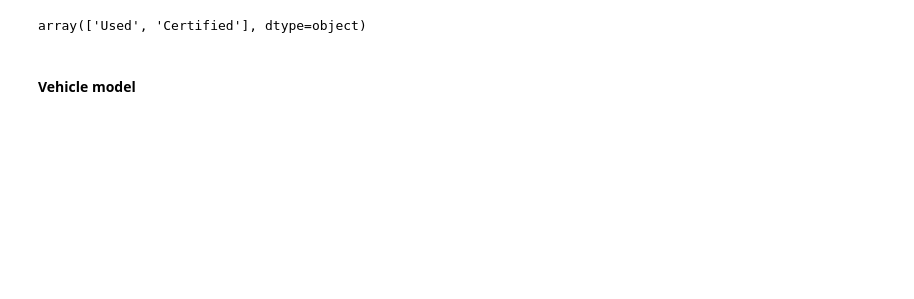
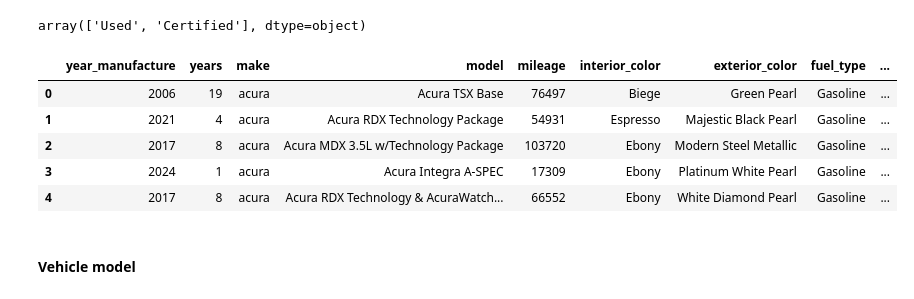
Before and after one commit to jcllanu/residual-value, a Jupyter notebook: residual_value_model.ipynb, the cells around one changed output. Saved outputs shown, nothing was run; the diff lists cells and outputs as text; code cells hidden in the pictures; blank space fills up the shorter version.

```diff
--- a/residual_value_model.ipynb
+++ b/residual_value_model.ipynb
@@ -174,23 +178,32 @@ def keep_numbers_and_en_dash(text):
     if text is None:
         return None  # Return None if the value is None
     return re.sub(r'[^0-9–]', '', text)  # Keep numbers and en dash (–)
+
 def get_mpg_city(text):
     if text is None:
         return None  # Return None if the value is None
     if text == "–":
-        return None
+        return None # No information available
     if "–" not in text:
-        return float(text) if text.replace('.', '', 1).isdigit() and text.count('.') < 2 else None
-    return float(text.split('–')[0]) if text.split('–')[0].replace('.', '', 1).isdigit() and text.split('–')[0].count('.') < 2 else None
+        return float(text) if text.replace('.', '', 1).isdigit() and text.count('.') < 2 \
+            else None # If the text is a decimal number, return the number
+    return float(text.split('–')[0]) if text.split('–')[0].replace('.', '', 1).isdigit() \
+        and text.split('–')[0].count('.') < 2 else None # Since the text contains an hyphen,
+                                                        # return what's on the left-hand
+                                                        # side if it is a decimal number
 
 def get_mpg_highway(text):
     if text is None:
         return None  # Return None if the value is None
     if text == "–":
-        return None
+        return None # No information available
     if "–" not in text:
-        return float(text) if text.replace('.', '', 1).isdigit() and text.count('.') < 2 else None
-    return float(text.split('–')[1]) if text.split('–')[1].replace('.', '', 1).isdigit() and text.split('–')[1].count('.') < 2 else None
+        return float(text) if text.replace('.', '', 1).isdigit() and text.count('.') < 2 \
+            else None # If the text is a decimal number, return the number
+    return float(text.split('–')[1]) if text.split('–')[1].replace('.', '', 1).isdigit() \
+        and text.split('–')[1].count('.') < 2 else None # Since the text contains an hyphen,
+                                                        # return what's on the right-hand
+                                                        # side if it is a decimal number
 
 df.loc[df['mpg'].apply(lambda x: isinstance(x, float) and np.isnan(x)),'mpg']=None # substitue NaN for None
 df['auxiliar'] = df['mpg'].apply(keep_numbers_and_en_dash)
@@ -316,6 +349,7 @@ array(['Automatic', 'CVT', 'Manual', 'Variable', 'A/T',
        'Manual Manual', 'Automatic with Geartronic', 'AWD', 'FWD',
        'Drivetrai'], dtype=object)
 # %%
+df.drop(columns=['transmission'], inplace=True)
 df.head()
 # %% [output]
 |  | year_manufacture | years | make | model | mileage | stock_type | interior_color | exterior_color | ... |
@@ -364,6 +404,9 @@ df[df['drive_train_v2'].isnull()]['drive_train'].unique()
 # %% [output]
 array(['–', '2WD', 'Unknown'], dtype=object)
 # %%
+# We remove the original variable and substitute it for the processed one
+df.drop(columns=['drive_train'], inplace=True)
+df.rename(columns={'drive_train_v2': 'drive_train'}, inplace=True)
 df.head()
 # %% [output]
 |  | year_manufacture | years | make | model | mileage | stock_type | interior_color | exterior_color | ... |
@@ -388,5 +455,17 @@ df['stock_type_v2']=df['stock_type'].apply(stock_type)
 df['stock_type_v2'].unique()
 # %% [output]
 array(['Used', 'Certified'], dtype=object)
+# %%
+# We remove the original variable and substitute it for the processed one
+df.drop(columns=['stock_type'], inplace=True)
+df.rename(columns={'stock_type_v2': 'stock_type'}, inplace=True)
+df.head()
+# %% [output]
+|  | year_manufacture | years | make | model | mileage | interior_color | exterior_color | fuel_type | ... |
+| 0 | 2006 | 19 | acura | Acura TSX Base | 76497 | Biege | Green Pearl | Gasoline | ... |
+| 1 | 2021 | 4 | acura | Acura RDX Technology Package | 54931 | Espresso | Majestic Black Pearl | Gasoline | ... |
+| 2 | 2017 | 8 | acura | Acura MDX 3.5L w/Technology Package | 103720 | Ebony | Modern Steel Metallic | Gasoline | ... |
+| 3 | 2024 | 1 | acura | Acura Integra A-SPEC | 17309 | Ebony | Platinum White Pearl | Gasoline | ... |
+| 4 | 2017 | 8 | acura | Acura RDX Technology & AcuraWatch... | 66552 | Ebony | White Diamond Pearl | Gasoline | ... |
 # %% [markdown]
 #### Vehicle model
```
Also changed, not shown: parts of 61 cells of this notebook, 2 other files.
